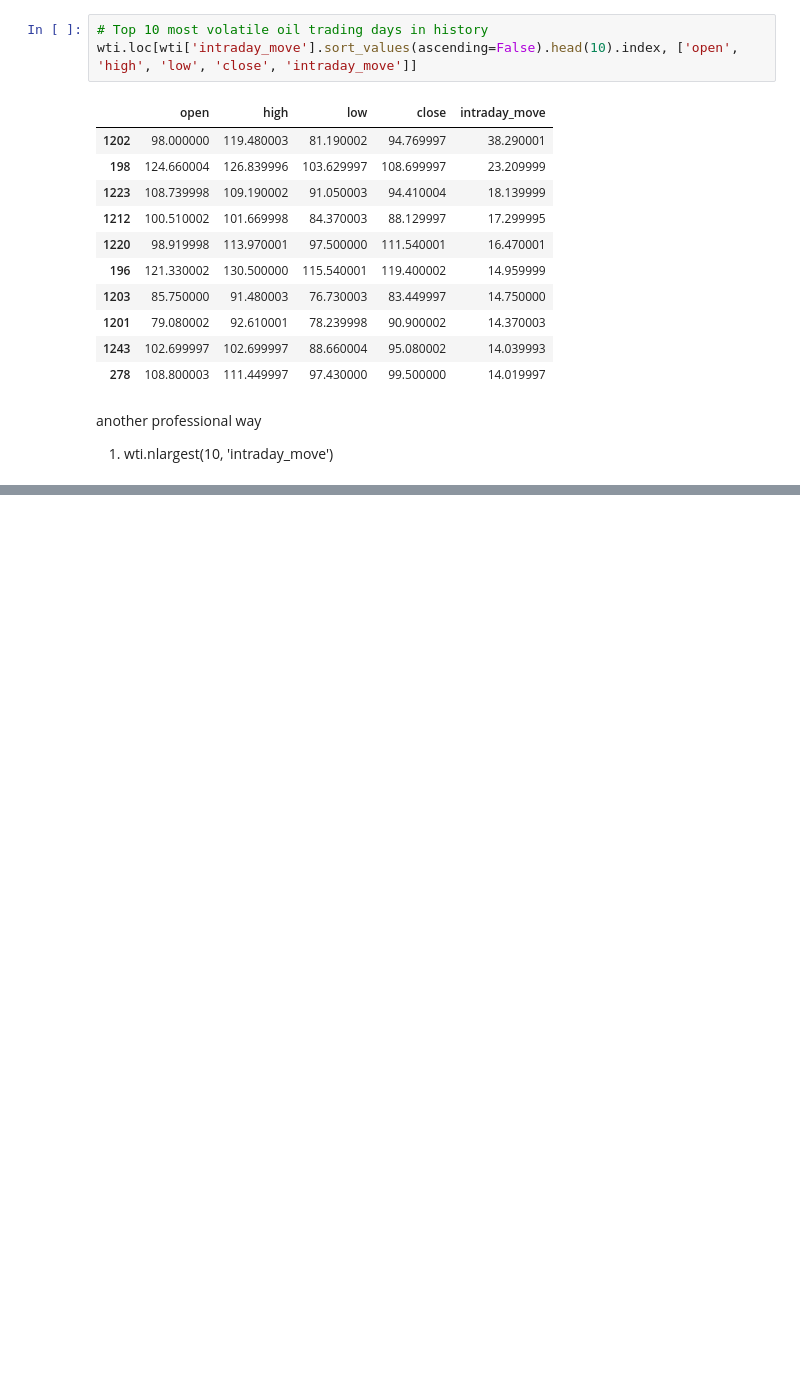
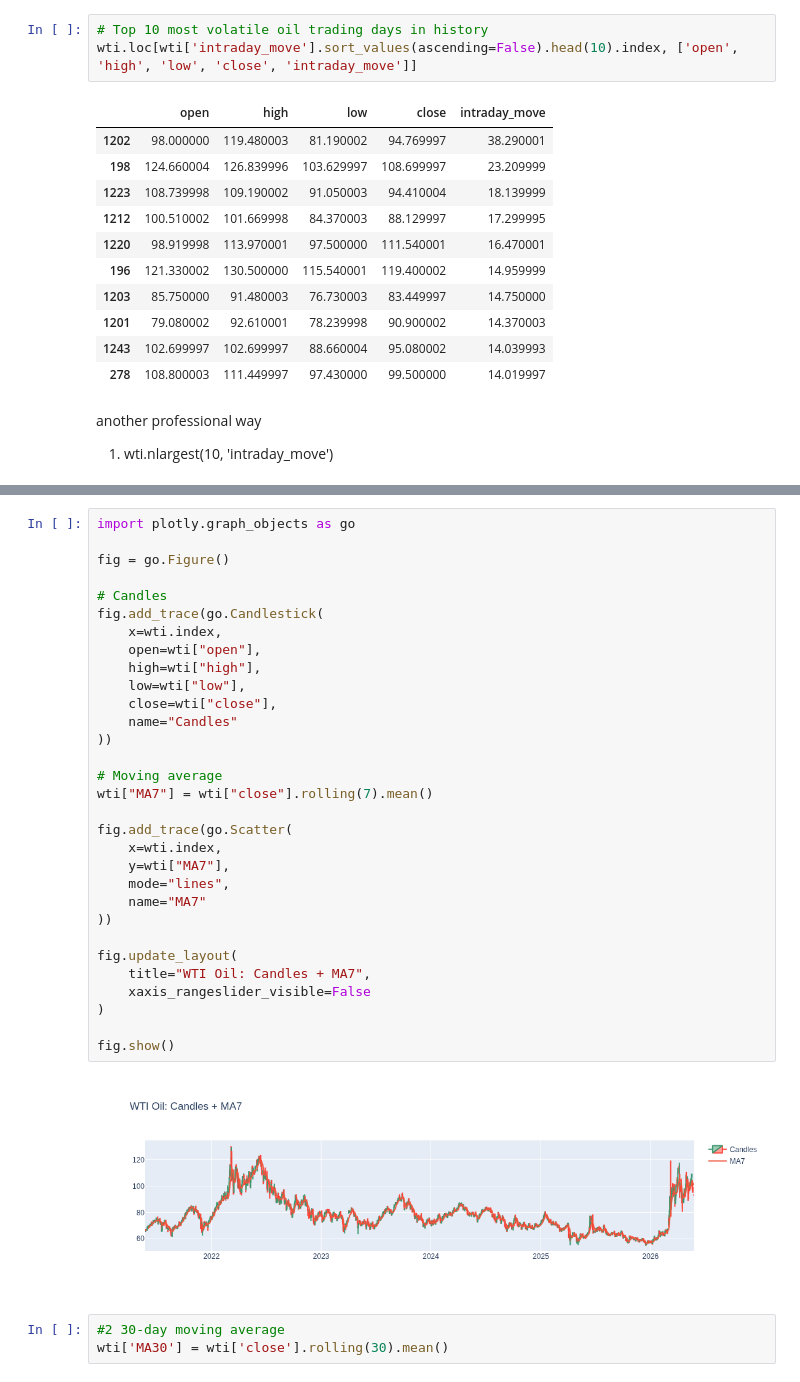
Before and after one commit to farzanekram07/oil-price-trend-analysis, a Jupyter notebook: 01_yahoo_finance_data_loading.ipynb, the cells around one changed output, grey strips where cells are left out. Cells and saved outputs as stored; diff of their text form; blank space fills up the shorter version.

```diff
--- a/01_yahoo_finance_data_loading.ipynb
+++ b/01_yahoo_finance_data_loading.ipynb
@@ -329,0 +454,36 @@ another professional way
+# %%
+import plotly.graph_objects as go
+
+fig = go.Figure()
+
+# Candles
+fig.add_trace(go.Candlestick(
+    x=wti.index,
+    open=wti["open"],
+    high=wti["high"],
+    low=wti["low"],
+    close=wti["close"],
+    name="Candles"
+))
+
+# Moving average
+wti["MA7"] = wti["close"].rolling(7).mean()
+
+fig.add_trace(go.Scatter(
+    x=wti.index,
+    y=wti["MA7"],
+    mode="lines",
+    name="MA7"
+))
+
+fig.update_layout(
+    title="WTI Oil: Candles + MA7",
+    xaxis_rangeslider_visible=False
+)
+
+fig.show()
+# %% [output]
+[figure, added]
+# %%
+#2 30-day moving average
+wti['MA30'] = wti['close'].rolling(30).mean()
```
Also changed, not shown: parts of 23 cells of this notebook.
